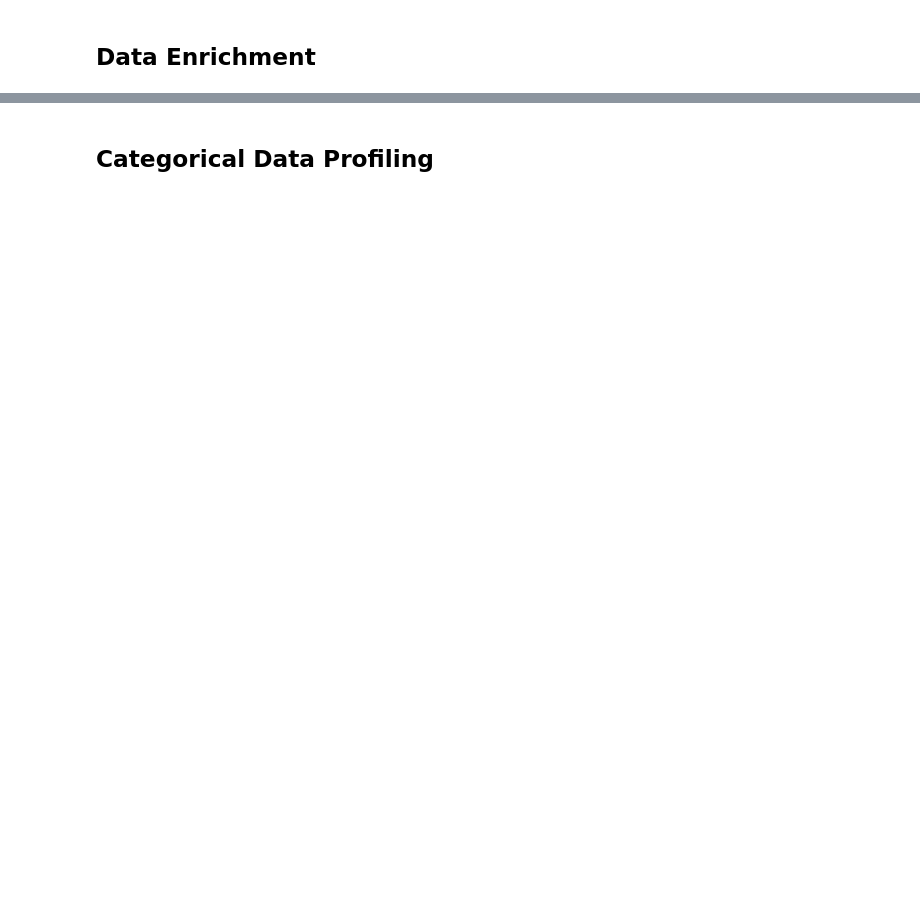
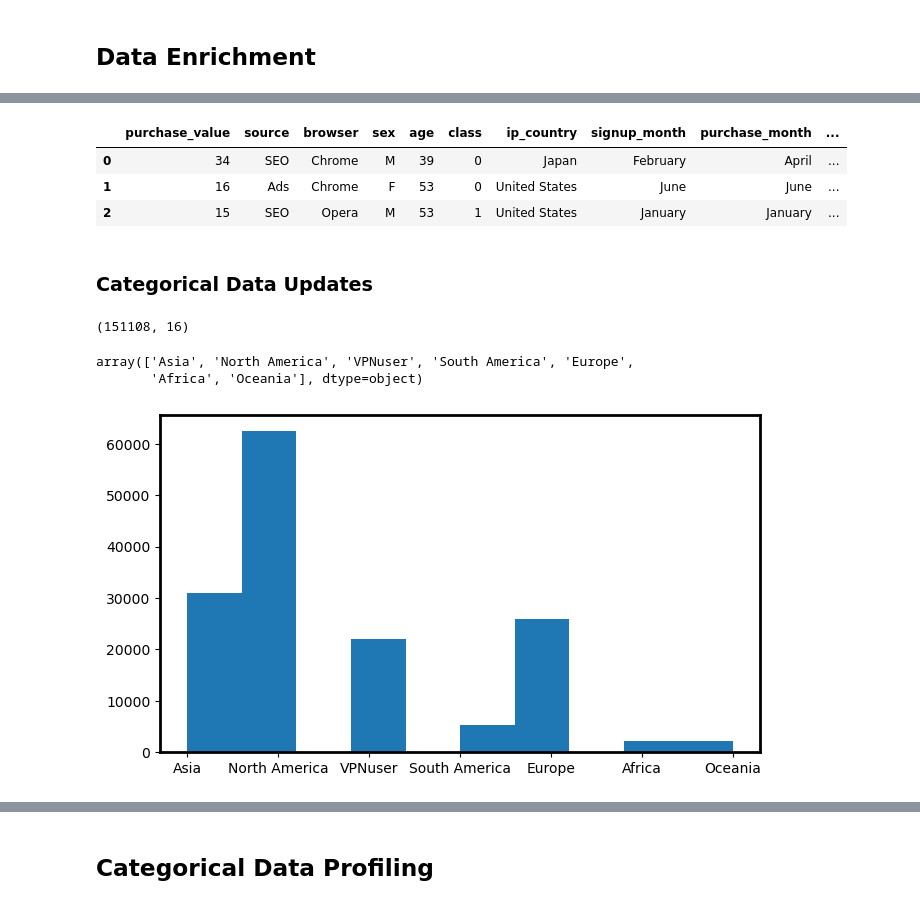
Before and after one commit to davefriesen/cc-fraud-prevention, a Jupyter notebook: src/ads505-team3-final-project.ipynb, the cells around one changed output, grey strips where cells are left out. Saved outputs shown, nothing was run; the diff lists cells and outputs as text; code cells hidden in the pictures; blank space fills up the shorter version.

```diff
--- a/src/ads505-team3-final-project.ipynb
+++ b/src/ads505-team3-final-project.ipynb
@@ -177,0 +282,6 @@ reduce_X_cols = id_nominal_cols + date_interval_cols + target_cls_col + target_r
+# %%
+#fraud_df = fraud_df.drop(['Unnamed: 0'], axis=1)
+# renaming
+df = fraud_df.copy()
+df = df.rename(columns= {'signup_time':'signup', 'purchase_time':'purchase', 'ipCountry':'ip_country'})
+df = df.drop(['user_id'], axis=1)
@@ -177,0 +368,27 @@ reduce_X_cols = id_nominal_cols + date_interval_cols + target_cls_col + target_r
+# %%
+# dropping signup, purchase, signup_date, signup_time, purchase_date, purchase_time, ip_address columns, device_id
+df = df.drop(['signup', 'purchase', 'signup_date', 'signup_time', 'purchase_date',
+              'purchase_time', 'time_diff_day', 'ip_address', 'device_id'],
+             axis=1)
+
+# we can drop the day of the week one if we'd like so then we just have weekday vs weekend
+
+# checking
+df.head(3)
+# %% [output]
+|  | purchase_value | source | browser | sex | age | class | ip_country | signup_month | purchase_month | ... |
+| 0 | 34 | SEO | Chrome | M | 39 | 0 | Japan | February | April | ... |
+| 1 | 16 | Ads | Chrome | F | 53 | 0 | United States | June | June | ... |
+| 2 | 15 | SEO | Opera | M | 53 | 1 | United States | January | January | ... |
+# %% [markdown]
+### Categorical Data Updates
+# %%
+# "Invalid Country Name: 'Bonaire; Sint Eustatius; Saba'" from running country conversion code so dropping that one instance
+df.drop(df[df['ip_country']=='Bonaire; Sint Eustatius; Saba'].index, inplace=True)
+df.drop(df[df['ip_country']=='Reunion'].index, inplace=True)
+df.shape
+# %% [output]
+(151108, 16)
+# %%
+# making a copy of dataframe in case it goes weird
+df2 = df.copy()
@@ -177,0 +416,39 @@ reduce_X_cols = id_nominal_cols + date_interval_cols + target_cls_col + target_r
+# %%
+import pycountry_convert as pc
+
+def country_to_continent(country_name):
+    if country_name == 'VPNuser':
+        return 'VPNuser'
+    if country_name == 'European Union':
+        return 'Europe'
+    if country_name == 'Libyan Arab Jamahiriya':
+        return 'Africa'
+    if country_name == 'Bosnia and Herzegowina':
+        return 'Europe'
+    if country_name == 'Palestinian Territory Occupied':
+        return 'Africa'
+    if country_name == 'Curacao':
+        return 'South America'
+    if country_name == 'Bonaire; Sint Eustatius; Saba':
+        return 'North America'
+    if country_name == 'Reunion':
+        return 'Africa'
+    country_alpha2 = pc.country_name_to_country_alpha2(country_name)
+    country_continent_code = pc.country_alpha2_to_continent_code(country_alpha2)
+    country_continent_name = pc.convert_continent_code_to_continent_name(country_continent_code)
+
+    return country_continent_name
+
+# calling the function
+df2['continent'] = df2['ip_country'].apply(lambda x: country_to_continent(x))
+# %%
+# checking for unique continents (should be no surprises)
+df2['continent'].unique()
+# %% [output]
+array(['Asia', 'North America', 'VPNuser', 'South America', 'Europe',
+       'Africa', 'Oceania'], dtype=object)
+# %%
+plt.hist(df2['continent'])
+plt.show()
+# %% [output]
+[figure, added]
```
Also changed, not shown: parts of 32 cells of this notebook, 6 other files.
